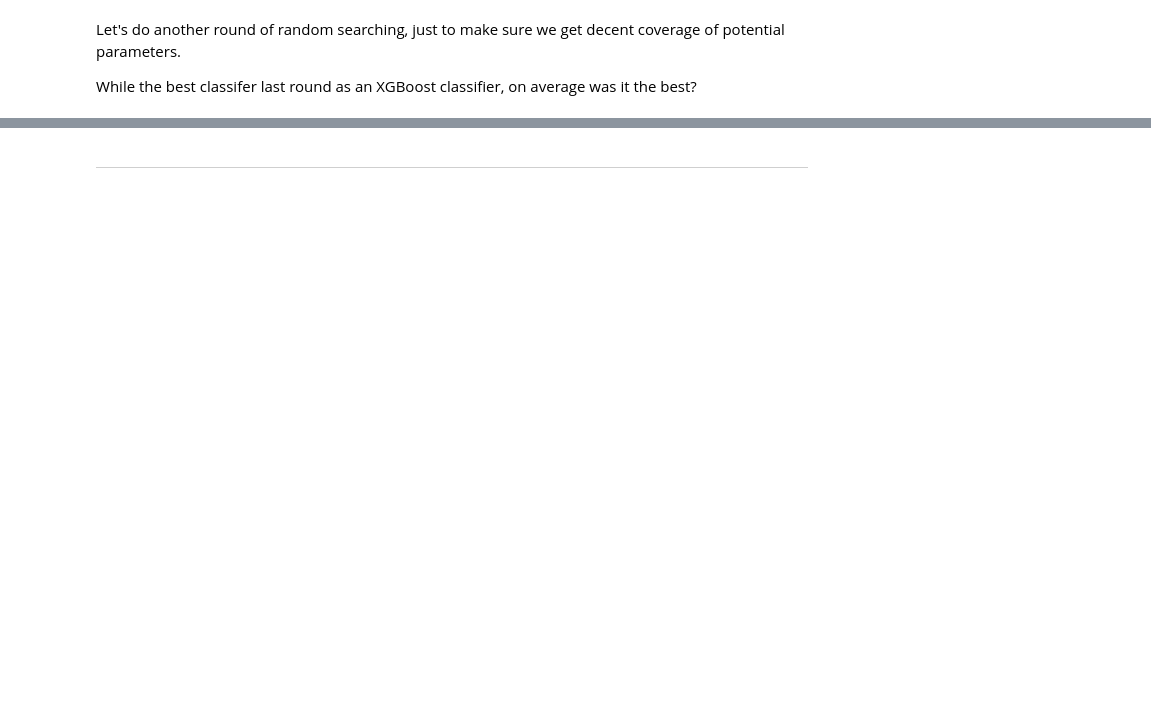
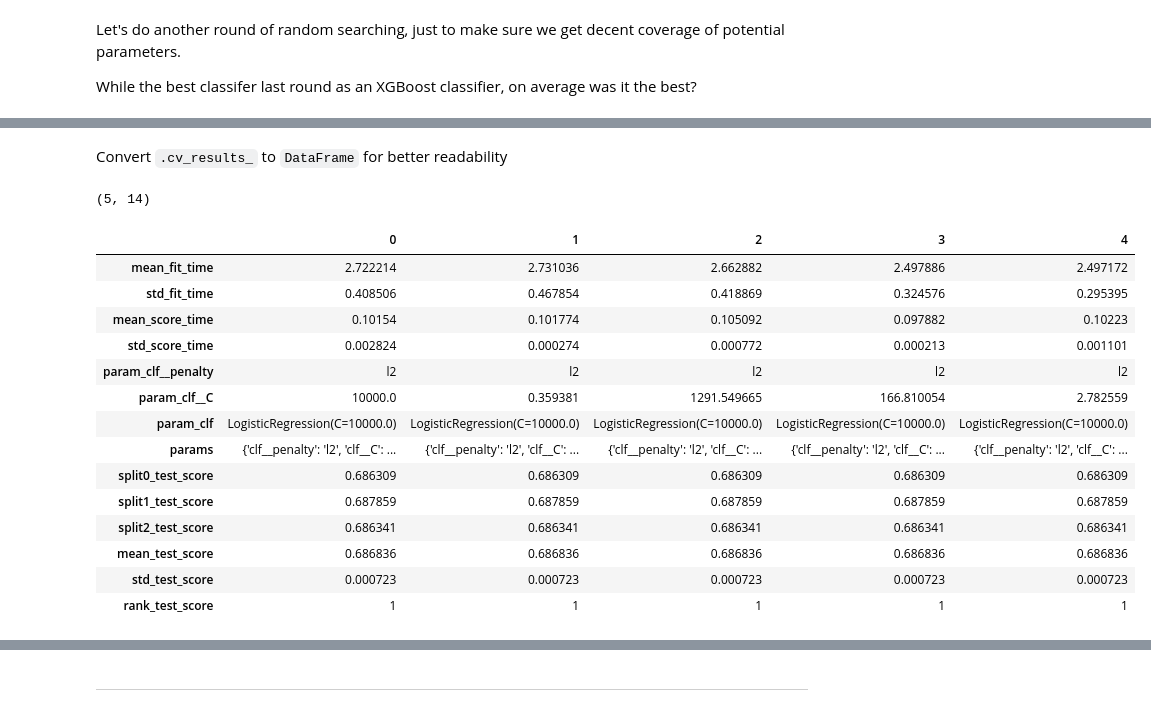
Before and after one commit to werlindo/called-third-strike, a Jupyter notebook: notebooks/06_improved_non_nn_model.ipynb, the cells around one changed output, grey strips where cells are left out. Drawn from its saved outputs; the diff is of its cells as text; code cells hidden in the pictures; blank space fills up the shorter version.

```diff
--- a/notebooks/06_improved_non_nn_model.ipynb
+++ b/notebooks/06_improved_non_nn_model.ipynb
@@ -901,0 +1011,7 @@ AttributeError: 'XGBClassifier' object has no attribute 'get_score'
+# %%
+str_ts = datetime.now(timezone.utc).astimezone(pytz.timezone('US/Pacific')).strftime("%Y%m%d_%H%M")
+file_nm = 'classic_rs_2p_logit_' + str_ts
+file_path = './models/rs_results/' + file_nm + '.pickle'
+# pred_path = './predictions/test/' + file_nm + '.csv'
+
+display(file_path)
@@ -901,0 +1020,4 @@ AttributeError: 'XGBClassifier' object has no attribute 'get_score'
+# %%
+with open(file_path, 'wb') as f:
+    # Pickle the 'data' dictionary using the highest protocol available.
+    pickle.dump(rs_results_3, f, pickle.HIGHEST_PROTOCOL)
@@ -901,0 +1026,9 @@ AttributeError: 'XGBClassifier' object has no attribute 'get_score'
+# %%
+%%script echo skipping
+# Test loading pickle
+load_path = './models/rs_results/classic_rs_3rd_pass_20220509_0815.pickle'
+
+with open(load_path, 'rb') as f:
+    # The protocol version used is detected automatically, so we do not
+    # have to specify it.
+    rs_results_3 = pickle.load(f)
@@ -901,0 +1075,26 @@ AttributeError: 'XGBClassifier' object has no attribute 'get_score'
+# %% [markdown]
+Convert `.cv_results_` to `DataFrame` for better readability
+# %%
+df_rs_res_3 = pd.DataFrame(rs_results_3.cv_results_)
+# %%
+df_rs_res_3.shape
+# %% [output]
+(5, 14)
+# %%
+df_rs_res_3.head(10).T
+# %% [output]
+|  | 0 | 1 | 2 | 3 | 4 |
+| mean_fit_time | 2.722214 | 2.731036 | 2.662882 | 2.497886 | 2.497172 |
+| std_fit_time | 0.408506 | 0.467854 | 0.418869 | 0.324576 | 0.295395 |
+| mean_score_time | 0.10154 | 0.101774 | 0.105092 | 0.097882 | 0.10223 |
+| std_score_time | 0.002824 | 0.000274 | 0.000772 | 0.000213 | 0.001101 |
+| param_clf__penalty | l2 | l2 | l2 | l2 | l2 |
+| param_clf__C | 10000.0 | 0.359381 | 1291.549665 | 166.810054 | 2.782559 |
+| param_clf | LogisticRegression(C=10000.0) | LogisticRegression(C=10000.0) | LogisticRegression(C=10000.0) | LogisticRegression(C=10000.0) | LogisticRegression(C=10000.0) |
+| params | {'clf__penalty': 'l2', 'clf__C': ... | {'clf__penalty': 'l2', 'clf__C': ... | {'clf__penalty': 'l2', 'clf__C': ... | {'clf__penalty': 'l2', 'clf__C': ... | {'clf__penalty': 'l2', 'clf__C': ... |
+| split0_test_score | 0.686309 | 0.686309 | 0.686309 | 0.686309 | 0.686309 |
+| split1_test_score | 0.687859 | 0.687859 | 0.687859 | 0.687859 | 0.687859 |
+| split2_test_score | 0.686341 | 0.686341 | 0.686341 | 0.686341 | 0.686341 |
+| mean_test_score | 0.686836 | 0.686836 | 0.686836 | 0.686836 | 0.686836 |
+| std_test_score | 0.000723 | 0.000723 | 0.000723 | 0.000723 | 0.000723 |
+| rank_test_score | 1 | 1 | 1 | 1 | 1 |
```
Also changed, not shown: parts of 155 cells of this notebook, 16 other files.
